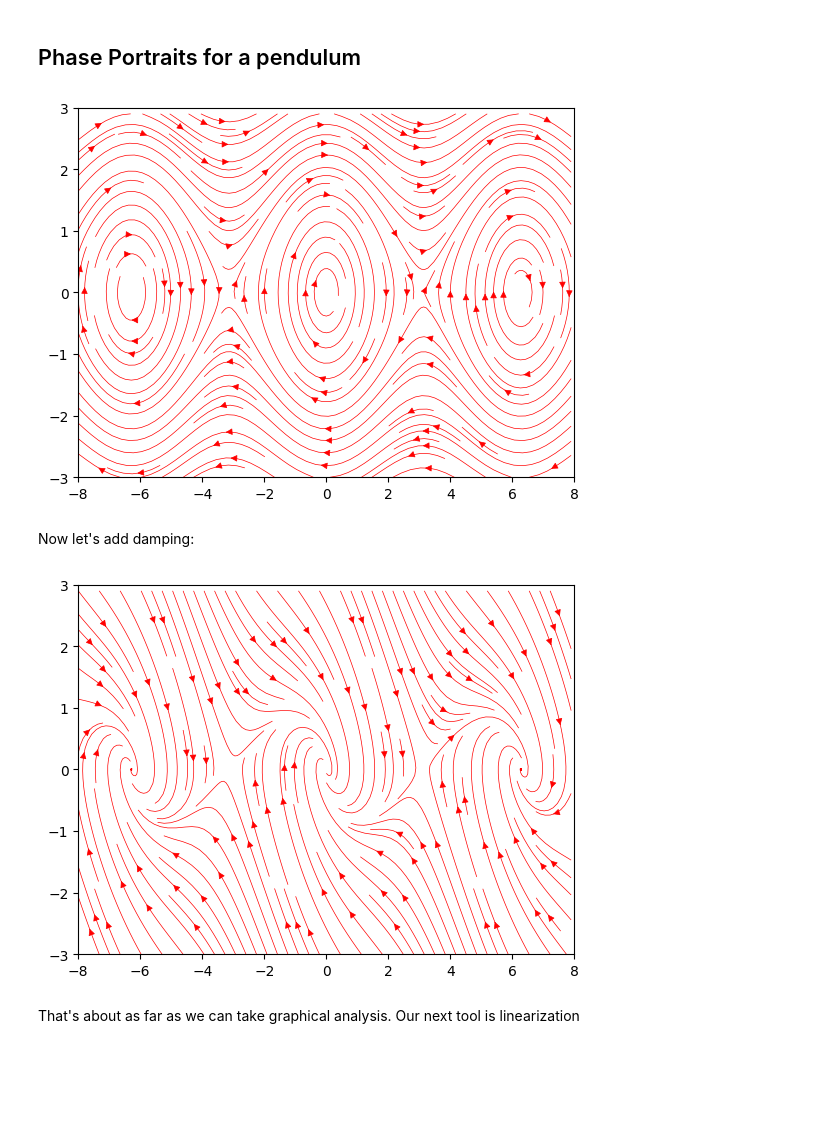
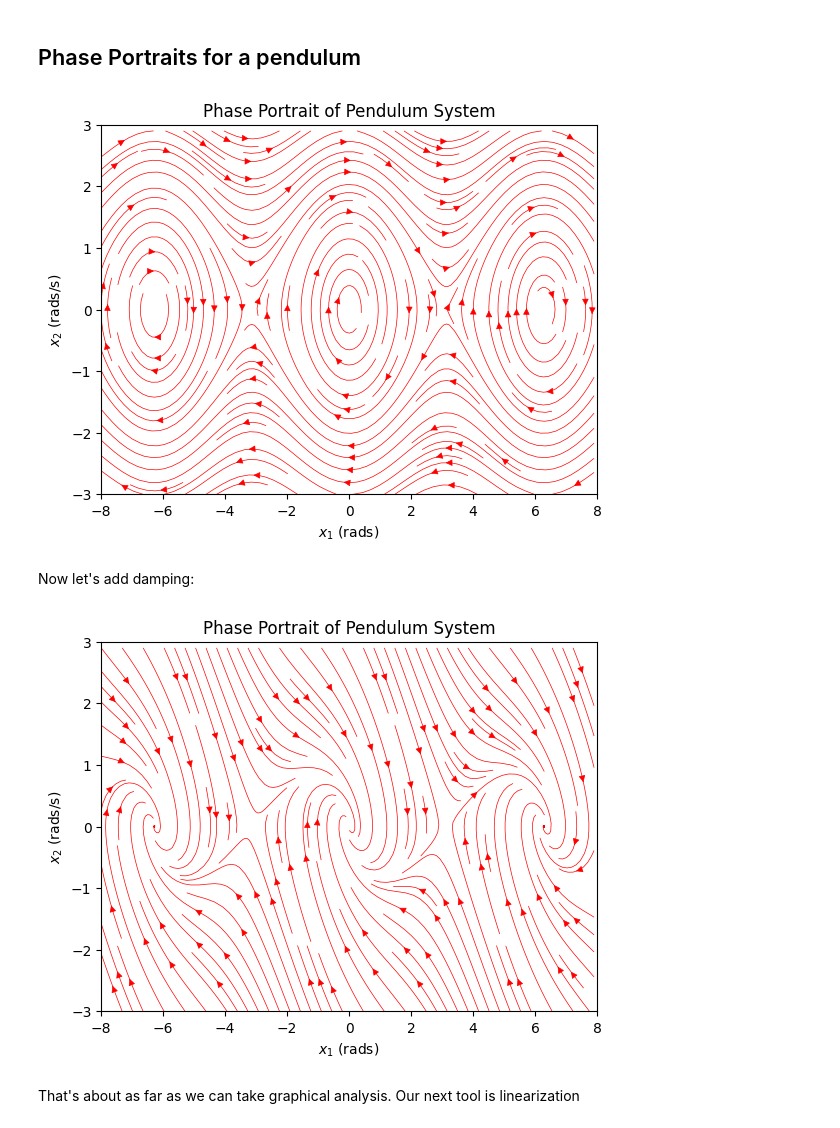
Before and after one commit to Nonlinear-Control-EMAE-485/EMAE485-lectures, a Jupyter notebook: demos/second_order_dynamics.ipynb, the cells around one changed output. Cells and saved outputs as stored; diff of their text form; code cells hidden in the pictures; blank space fills up the shorter version.

Commit message:
'fixed plots for lecture 2 demo'

```diff
--- a/demos/second_order_dynamics.ipynb
+++ b/demos/second_order_dynamics.ipynb
@@ -5,16 +5,19 @@
 # %%
 import numpy as np
 import matplotlib.pyplot as plt
 g,L = 1,1
 limits = [-8, 8, -3, 3]
 x1_values, x2_values = np.meshgrid(np.arange(limits[0], limits[1], 0.1), np.arange(limits[2], limits[3], 0.1))
 x1dot = x2_values
 x2dot = -g/L*np.sin(x1_values)
 plt.streamplot(x1_values, x2_values, x1dot, x2dot, color='r', linewidth=0.5, density=1.6)
 plt.axis(limits)
+plt.xlabel(r'$x_1$ (rads)')
+plt.ylabel(r'$x_2$ (rads/s)')
+plt.title('Phase Portrait of Pendulum System')
 plt.show()
 # %% [output]
-[figure, old version]
+[figure, new version]
 # %% [markdown]
 Now let's add damping:
 # %%
@@ -25,9 +28,12 @@ x1dot = x2_values
 x2dot = -g/L*np.sin(x1_values) - x2_values
 plt.streamplot(x1_values, x2_values, x1dot, x2dot, color='r', linewidth=0.5, density=1.6)
 plt.axis(limits)
+plt.xlabel(r'$x_1$ (rads)')
+plt.ylabel(r'$x_2$ (rads/s)')
+plt.title('Phase Portrait of Pendulum System')
 plt.show()
 # %% [output]
-[figure, old version]
+[figure, new version]
 # %% [markdown]
 That's about as far as we can take graphical analysis. Our next tool is linearization
 # %% [markdown]
```
Also changed, not shown: parts of 8 cells of this notebook, 1 other file.
